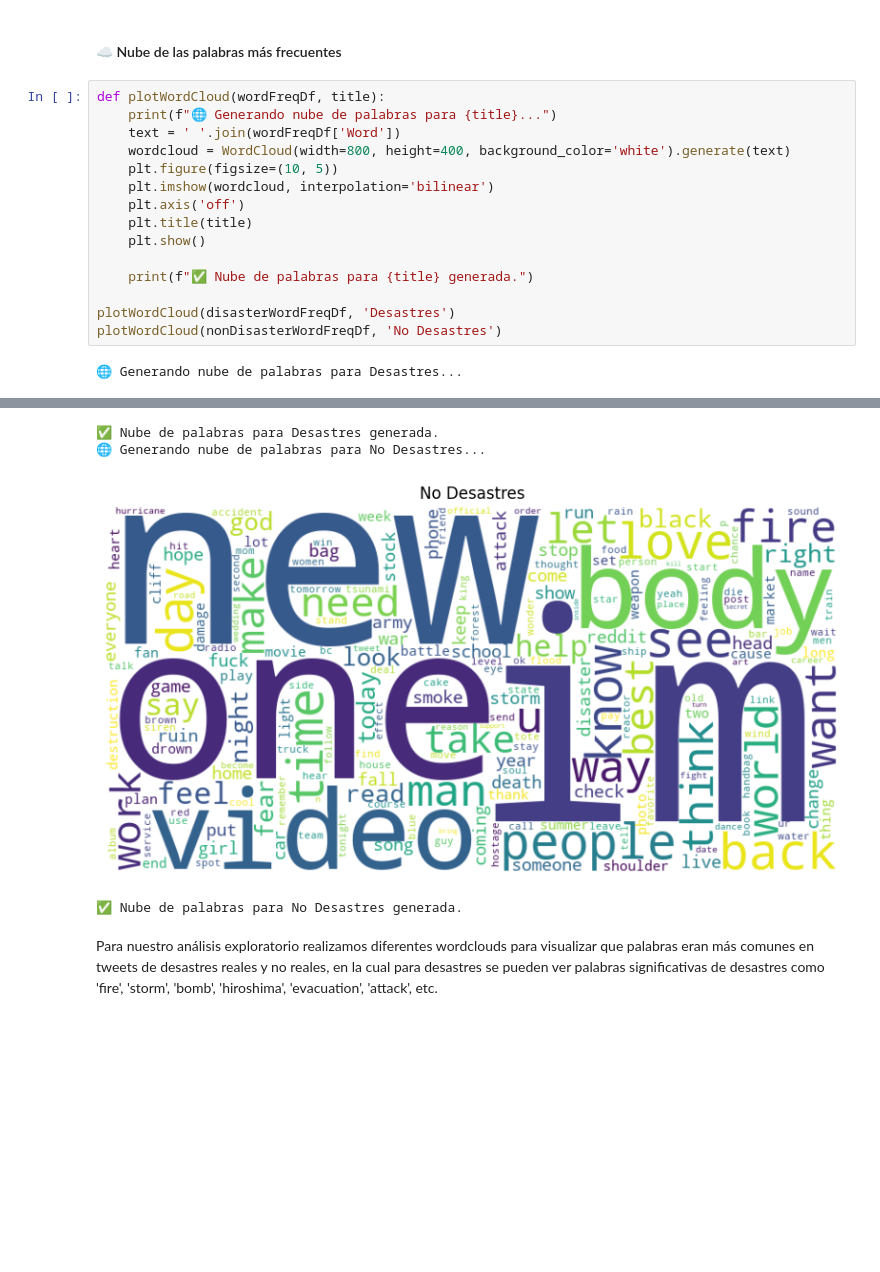
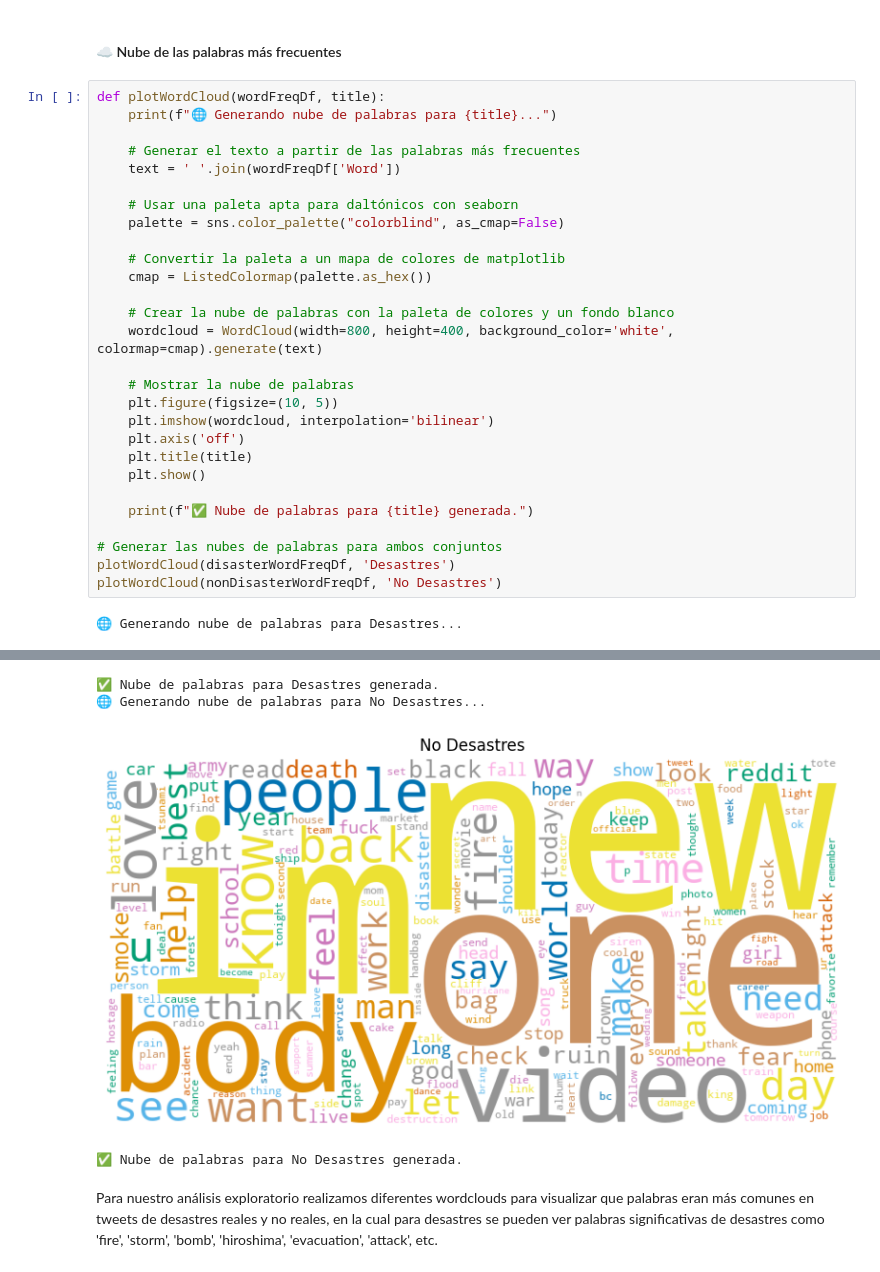
Before and after one commit to Dahernandezsilve/Lab05_DSTC, a Jupyter notebook: Laboratorio5.ipynb, the cells around one changed output, grey strips where cells are left out. Cells and saved outputs as stored; diff of their text form; blank space fills up the shorter version.

```diff
--- a/Laboratorio5.ipynb
+++ b/Laboratorio5.ipynb
@@ -468,8 +473,20 @@ disasterWordFreqDf, nonDisasterWordFreqDf = mostFrequentWords(tokenizedText, dat
 # %%
 def plotWordCloud(wordFreqDf, title):
     print(f"🌐 Generando nube de palabras para {title}...")
+
+    # Generar el texto a partir de las palabras más frecuentes
     text = ' '.join(wordFreqDf['Word'])
-    wordcloud = WordCloud(width=800, height=400, background_color='white').generate(text)
+
+    # Usar una paleta apta para daltónicos con seaborn
+    palette = sns.color_palette("colorblind", as_cmap=False)
+
+    # Convertir la paleta a un mapa de colores de matplotlib
+    cmap = ListedColormap(palette.as_hex())
+
+    # Crear la nube de palabras con la paleta de colores y un fondo blanco
+    wordcloud = WordCloud(width=800, height=400, background_color='white', colormap=cmap).generate(text)
+
+    # Mostrar la nube de palabras
     plt.figure(figsize=(10, 5))
     plt.imshow(wordcloud, interpolation='bilinear')
     plt.axis('off')
@@ -478,6 +495,7 @@ def plotWordCloud(wordFreqDf, title):
 
     print(f"✅ Nube de palabras para {title} generada.")
 
+# Generar las nubes de palabras para ambos conjuntos
 plotWordCloud(disasterWordFreqDf, 'Desastres')
 plotWordCloud(nonDisasterWordFreqDf, 'No Desastres')
 # %% [output]
@@ -486,6 +504,6 @@ plotWordCloud(nonDisasterWordFreqDf, 'No Desastres')
 ✅ Nube de palabras para Desastres generada.
 🌐 Generando nube de palabras para No Desastres...
-[figure, old version]
+[figure, new version]
 ✅ Nube de palabras para No Desastres generada.
 # %% [markdown]
 Para nuestro análisis exploratorio realizamos diferentes wordclouds para visualizar que palabras eran más comunes en tweets de desastres reales y no reales, en la cual para desastres se pueden ver palabras significativas de desastres como 'fire', 'storm', 'bomb', 'hiroshima', 'evacuation', 'attack', etc.
```
Also changed, not shown: parts of 20 cells of this notebook.
